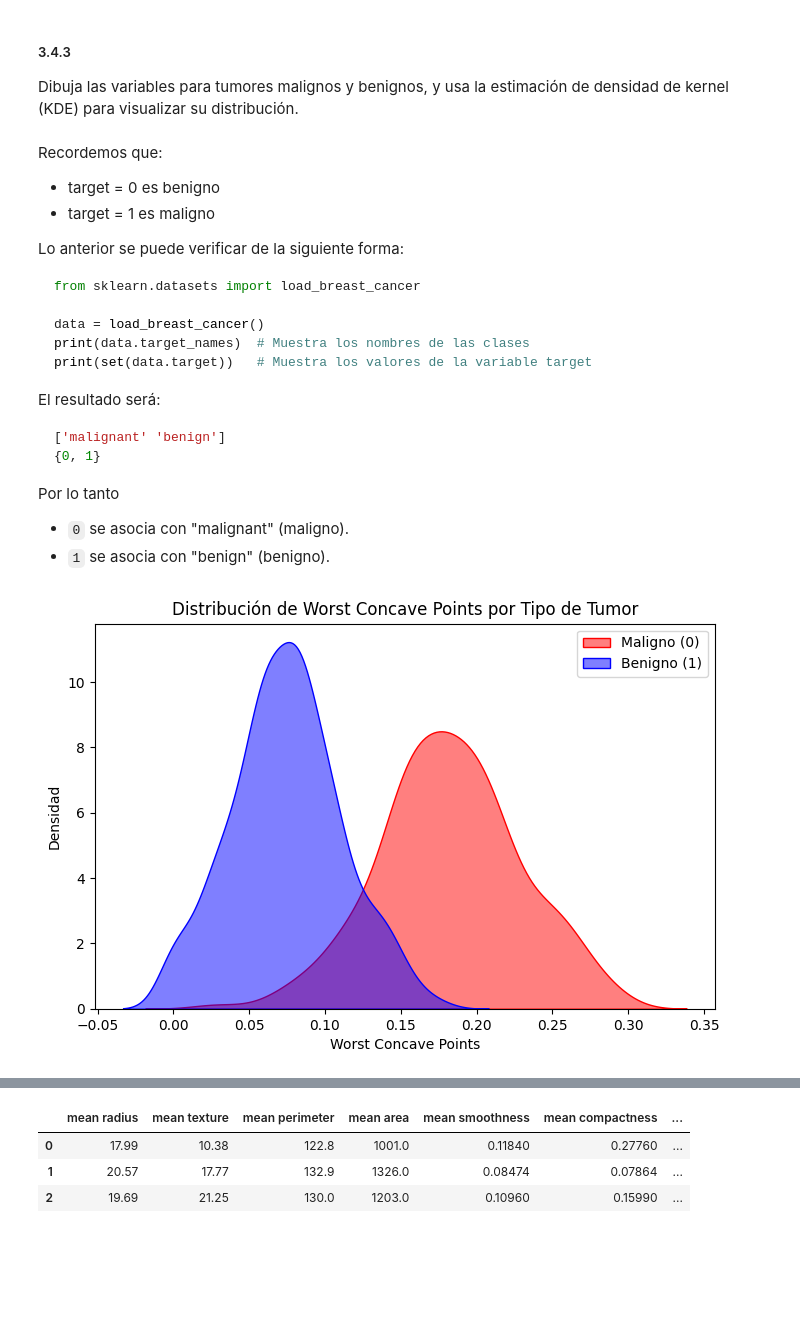
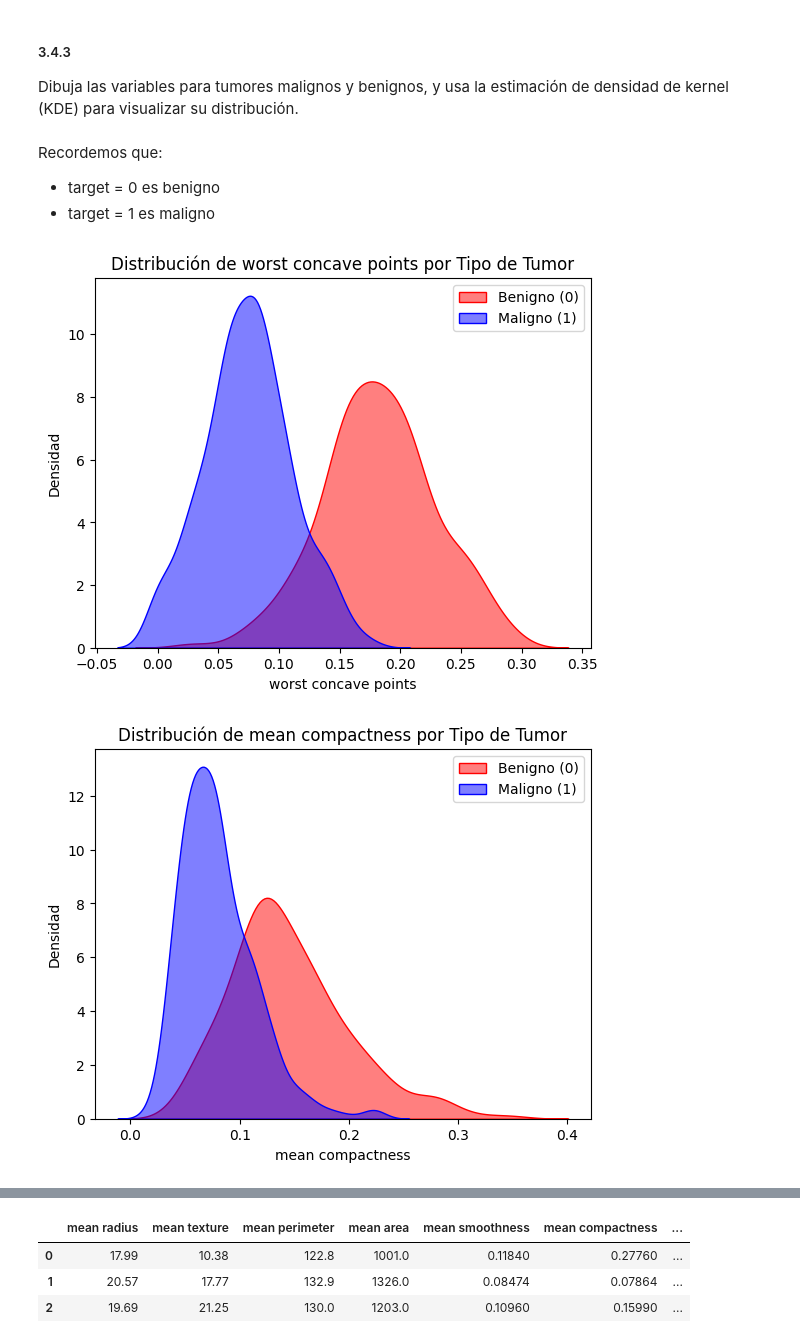
Before and after one commit to RodrigoRiveraRico/data_science_FCiencias, a Jupyter notebook: Clase_5/Clase_5.ipynb, the cells around one changed output, grey strips where cells are left out. Cells and saved outputs as stored; diff of their text form; code cells hidden in the pictures; blank space fills up the shorter version.

````diff
--- a/Clase_5/Clase_5.ipynb
+++ b/Clase_5/Clase_5.ipynb
@@ -139,44 +141,21 @@ df.groupby("target")[[baja_corr.name]].describe()
 ##### 3.4.3
 
 Dibuja las variables para tumores malignos y benignos, y usa la estimación de densidad de kernel (KDE) para visualizar su distribución.
-# %% [markdown]
-Recordemos que:
-* target = 0 es benigno
-* target = 1 es maligno
-
-Lo anterior se puede verificar de la siguiente forma:
-
-```python
-from sklearn.datasets import load_breast_cancer
-
-data = load_breast_cancer()
-print(data.target_names)  # Muestra los nombres de las clases
-print(set(data.target))   # Muestra los valores de la variable target
-```
-
-El resultado será:
-```python
-['malignant' 'benign']
-{0, 1}
-```
-
-Por lo tanto
-* `0` se asocia con "malignant" (maligno).
-* `1` se asocia con "benign" (benigno).
+# %% [markdown]
+Recordemos que:
+* target = 0 es benigno
+* target = 1 es maligno
 # %%
-# Cargar el dataset
-data = load_breast_cancer()
-df_worst_concave_points = data.data[:, data.feature_names.tolist().index("worst concave points")]
-labels = data.target
+for name in [alta_corr.name, media_corr.name, baja_corr.name]:
 
-# Graficar la distribución con KDE
-plt.figure(figsize=(8, 5))
-sns.kdeplot(df_worst_concave_points[labels == 0], label="Maligno (0)", fill=True, color="red", alpha=0.5)
-sns.kdeplot(df_worst_concave_points[labels == 1], label="Benigno (1)", fill=True, color="blue", alpha=0.5)
-plt.xlabel("Worst Concave Points")
-plt.ylabel("Densidad")
-plt.title("Distribución de Worst Concave Points por Tipo de Tumor")
-plt.legend()
-plt.show()
+    # plt.figure(figsize=(8, 5))
+    sns.kdeplot(df[df['target'] == 0][name], label="Benigno (0)", fill=True, color="red", alpha=0.5)
+    sns.kdeplot(df[df['target'] == 1][name], label="Maligno (1)", fill=True, color="blue", alpha=0.5)
+    plt.xlabel(name)
+    plt.ylabel("Densidad")
+    plt.title("Distribución de " + name + " por Tipo de Tumor")
+    plt.legend()
+    plt.show()
 # %% [output]
-[figure, old version]
+[figure, new version]
+[figure, added]
````
Also changed, not shown: parts of 4 cells of this notebook.
